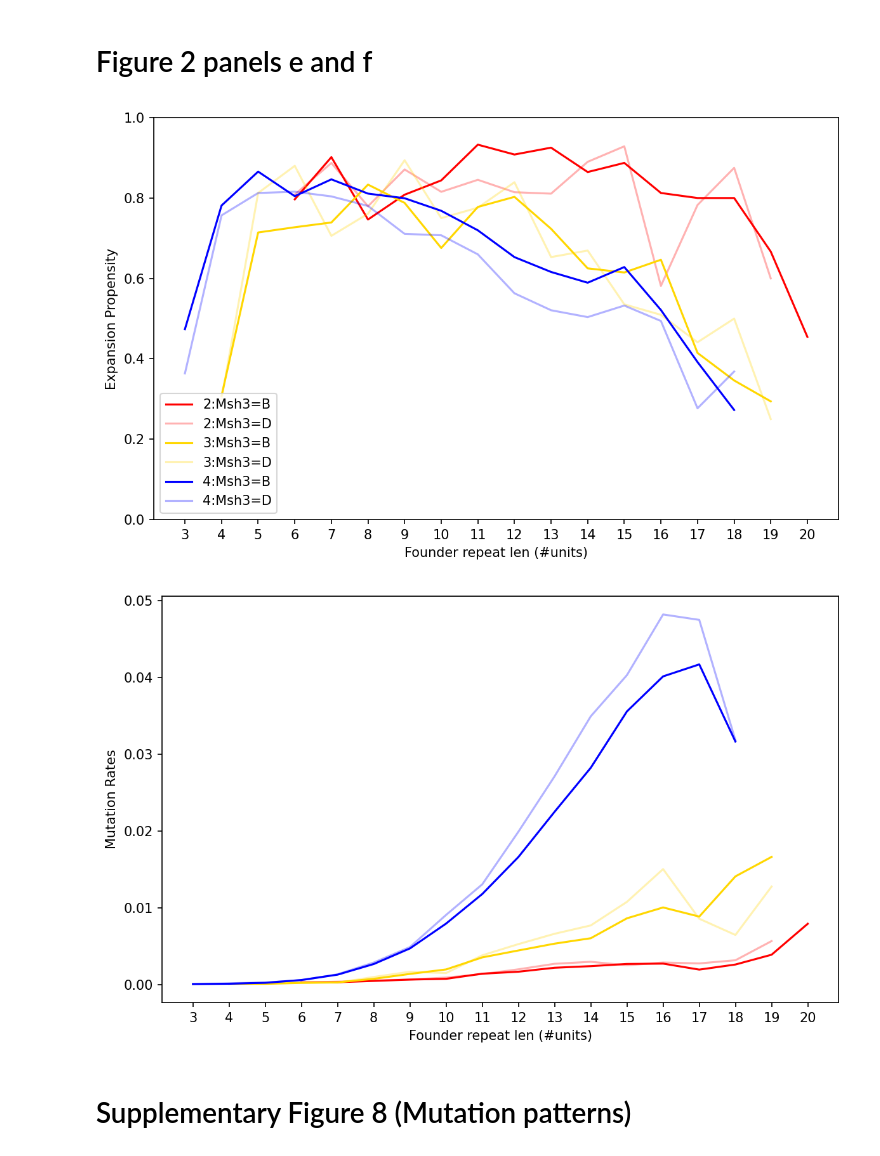
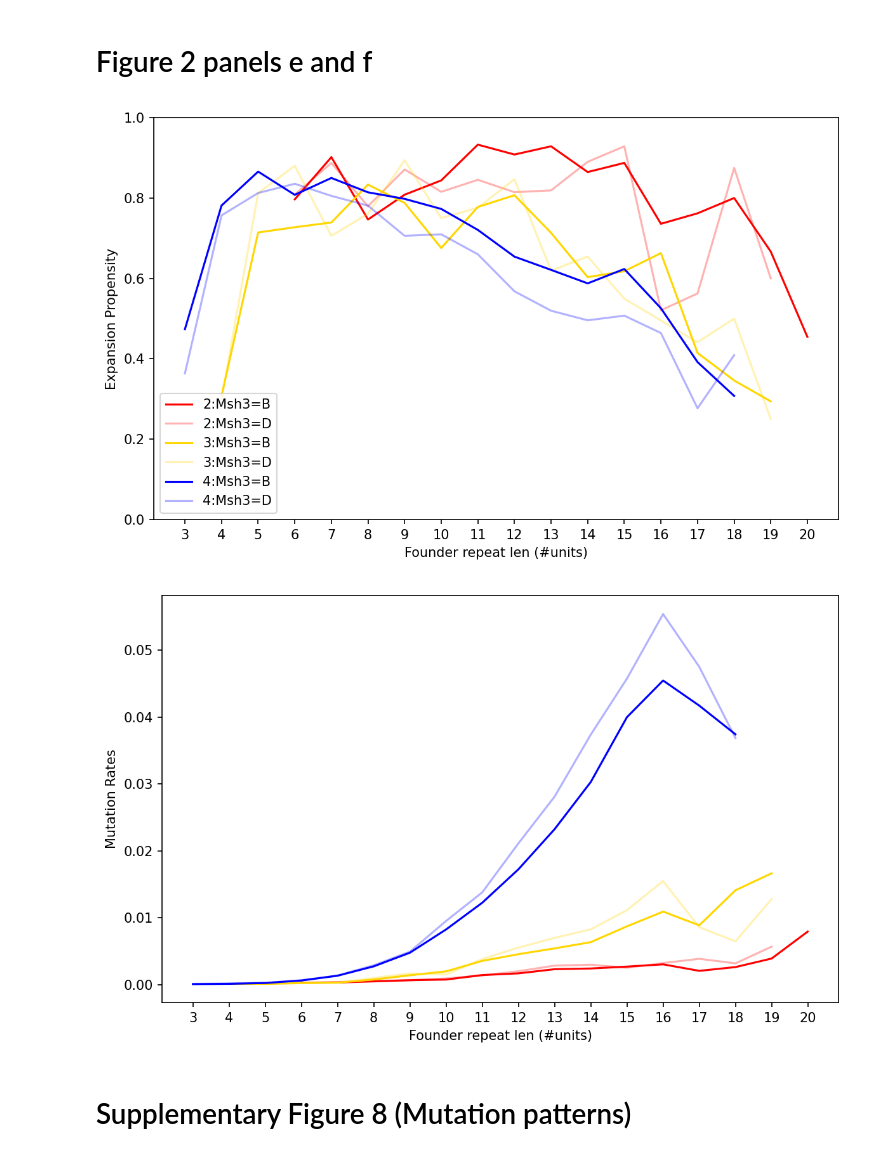
Before and after one commit to gymreklab/BXD-STR-Mutator-Manuscript, a Jupyter notebook: analysis/2_mutation_patterns.ipynb, the cells around one changed output. Drawn from its saved outputs; the diff is of its cells as text; code cells hidden in the pictures.

```diff
--- a/analysis/2_mutation_patterns.ipynb
+++ b/analysis/2_mutation_patterns.ipynb
@@ -51,7 +51,9 @@ def GetNumCalls(calls_info, chr13_gt, motif_info, founder_labels, period, msh3,
     # Require either B or D matches parent allele
     df = df[(df["B"]==float(replen)) | (df["D"]==float(replen))]
     # Restrict to relevant strains
-    strains = list(chr13_gt[chr13_gt["fou_gt"]==msh3]["strain"])
+    if msh3 is not None:
+        strains = list(chr13_gt[chr13_gt["fou_gt"]==msh3]["strain"])
+    else: strains = list(set(chr13_gt["strain"]))
     df = df[["chr","pos","end","B","D"]+strains]
     # Go through each strain and each locus
     #   If missing, continue
@@ -108,7 +110,7 @@ def MakePatternPlot_Combined(auto_info, metric, \
                 muts = auto_info[(auto_info["motif_len"]==period) & \
                                  (auto_info["fou_gt_chr13"]==msh3) & \
                                 (auto_info["fou_rn"]==replen) & \
-                                (auto_info["num_mut"]<10)].copy()
+                                (auto_info["num_mut"]<=10)].copy()
                 if muts.shape[0] < 10:
                     y_values.append(float("nan"))
                 else:
@@ -116,35 +118,35 @@ def MakePatternPlot_Combined(auto_info, metric, \
                         y_values.append(np.mean(muts["expand_sign"].apply(lambda x: x==1)))
                     elif metric == "num_mut":
                         y_values.append(muts.shape[0])
                     elif metric == "contr_size": # filter out large mutations
                         y_values.append(np.mean(muts[(muts["expand_sign"]==-1) & (muts["delta_fou"]<=5)]["delta_fou"]))
                     elif metric == "exp_size":
                         y_values.append(np.mean(muts[(muts["expand_sign"]==1)  & (muts["delta_fou"]<=5)]["delta_fou"]))
                     elif metric == "mut_rate":
                         filtset = auto_info[auto_info["num_mut"]>=10][["chr","pos"]].copy()
                         numcalls = GetNumCalls(calls_info, chr13_gt, motif_info, founder_labels, period, msh3, replen, filtset, founder="both")
                         y_values.append(muts.shape[0]/numcalls)
                     else:
                         y_values.append(float("nan"))
             ax.plot(range(MINREP, MAXREP+1), y_values, \
                      color=color, alpha=alpha, \
                     label="%s:Msh3=%s"%(period, msh3))
         ax.set_xlabel("Founder repeat len (#units)")
         ax.set_ylabel(titles[metric])
         ax.set_xticks(range(MINREP, MAXREP+1));
         if metric == "exp_prop":
             ax.set_ylim(bottom=0, top=1)
             ax.legend(loc="lower left");
     fig.tight_layout()
     if figname is not None: fig.savefig(figname)
 
 MakePatternPlot_Combined(auto_info, "exp_prop", figname="../pdfs/Fig2f.pdf")
 MakePatternPlot_Combined(auto_info, "mut_rate", calls_info=calls_info, \
                          chr13_gt=chr13_gt, motif_info=motif_info, \
                          founder_labels=founder_labels, figname="../pdfs/Fig2e.pdf")
 # %% [output]
-[figure, old version]
+[figure, new version]
-[figure, old version]
+[figure, new version]
 # %% [markdown]
 # Supplementary Figure 8 (Mutation patterns)
 # %%
```
Also changed, not shown: parts of 3 cells of this notebook, 4 other files.
